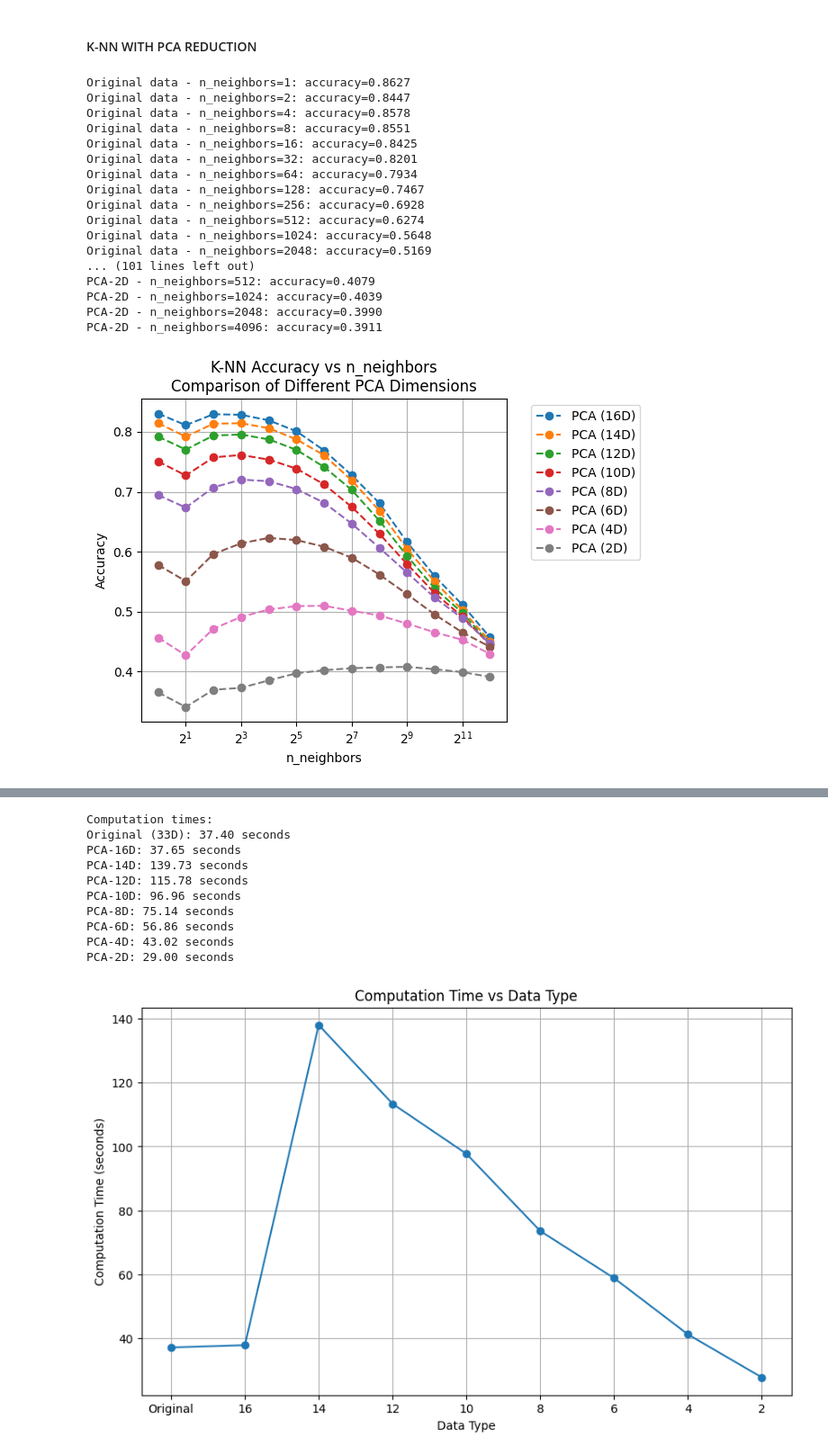
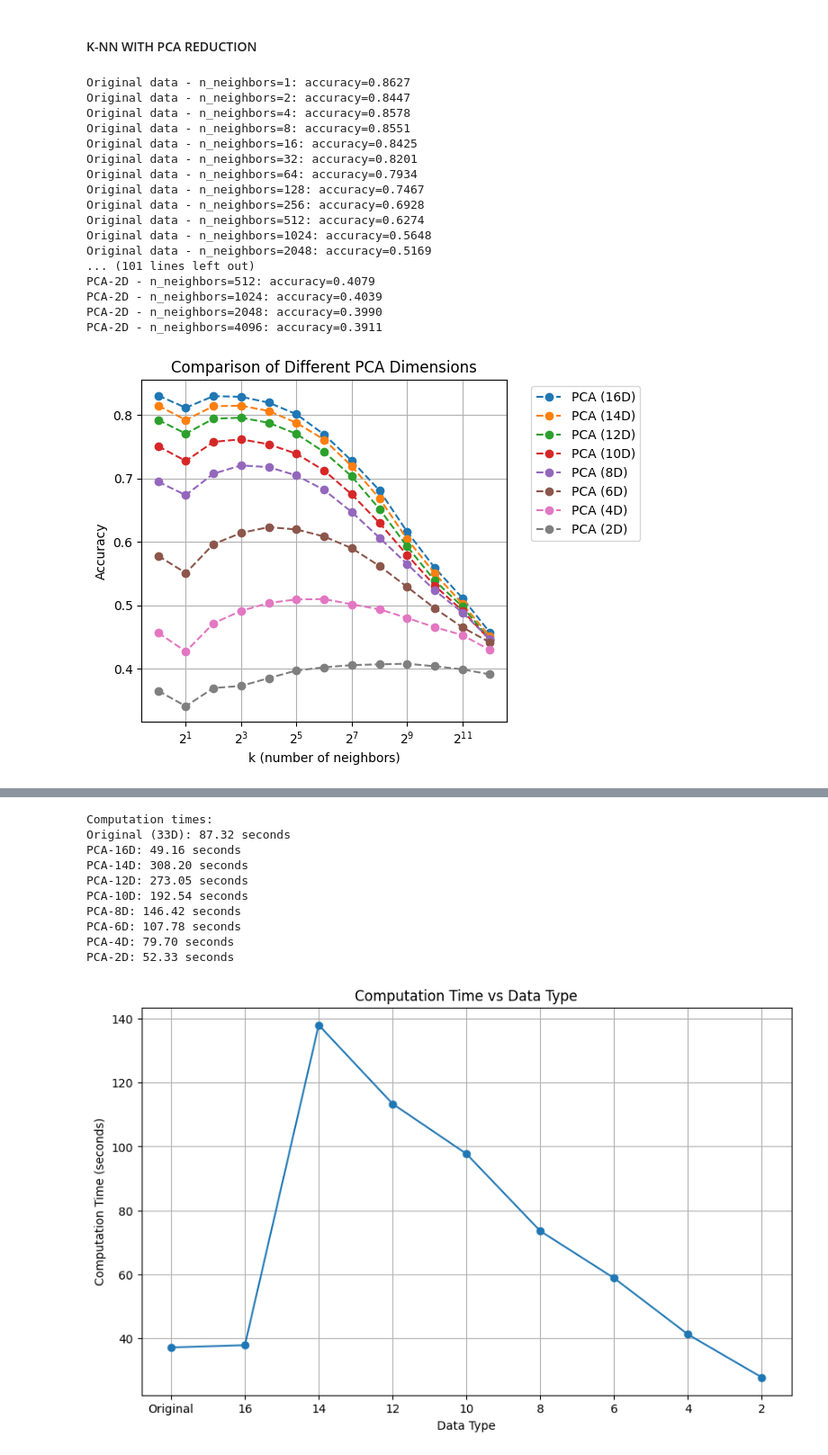
Before and after one commit to mrterminal-git/comp7703-project, a Jupyter notebook: project.ipynb, the cells around one changed output, grey strips where cells are left out. Shown at 90% size. Drawn from its saved outputs; the diff is of its cells as text; code cells hidden in the pictures.

Commit message:
add: progress on k-nn, ROC curve, Confusion matrix

```diff
--- a/project.ipynb
+++ b/project.ipynb
@@ -574,9 +638,9 @@ for n_components in pca_dimensions:
              marker='o', label=f'PCA ({n_components}D)', linestyle='--')
 
 plt.xscale('log', base=2)
-plt.xlabel('n_neighbors')
+plt.xlabel('k (number of neighbors)')
 plt.ylabel('Accuracy')
-plt.title(f'K-NN Accuracy vs n_neighbors\nComparison of Different PCA Dimensions')
+plt.title(f'Comparison of Different PCA Dimensions')
 plt.grid(True)
 plt.legend(bbox_to_anchor=(1.05, 1), loc='upper left')
 plt.tight_layout()
@@ -589,31 +653,31 @@ times = [computation_times[d] for d in sorted_dimensions]
 plt.plot(sorted_dimensions, times, marker='o')
 plt.xlabel('Number of Dimensions')
 plt.ylabel('Computation Time (seconds)')
 plt.title('Computation Time vs Dimensionality')
 plt.grid(True)
 plt.show()
 
 # Print computation times
 print("\nComputation times:")
 print(f"Original (33D): {computation_times[33]:.2f} seconds")
 for dim in pca_dimensions:
     print(f"PCA-{dim}D: {computation_times[dim]:.2f} seconds")
 # %% [output]
 Original data - n_neighbors=1: accuracy=0.8627
 Original data - n_neighbors=2: accuracy=0.8447
 Original data - n_neighbors=4: accuracy=0.8578
 Original data - n_neighbors=8: accuracy=0.8551
 Original data - n_neighbors=16: accuracy=0.8425
 Original data - n_neighbors=32: accuracy=0.8201
 Original data - n_neighbors=64: accuracy=0.7934
 Original data - n_neighbors=128: accuracy=0.7467
 Original data - n_neighbors=256: accuracy=0.6928
 Original data - n_neighbors=512: accuracy=0.6274
 Original data - n_neighbors=1024: accuracy=0.5648
 Original data - n_neighbors=2048: accuracy=0.5169
 ... (101 lines left out)
 PCA-2D - n_neighbors=512: accuracy=0.4079
 PCA-2D - n_neighbors=1024: accuracy=0.4039
 PCA-2D - n_neighbors=2048: accuracy=0.3990
 PCA-2D - n_neighbors=4096: accuracy=0.3911
-[figure, old version]
+[figure, new version]
@@ -621,13 +685,13 @@ PCA-2D - n_neighbors=4096: accuracy=0.3911
 Computation times:
-Original (33D): 37.40 seconds
-PCA-16D: 37.65 seconds
-PCA-14D: 139.73 seconds
-PCA-12D: 115.78 seconds
-PCA-10D: 96.96 seconds
-PCA-8D: 75.14 seconds
-PCA-6D: 56.86 seconds
-PCA-4D: 43.02 seconds
-PCA-2D: 29.00 seconds
+Original (33D): 87.32 seconds
+PCA-16D: 49.16 seconds
+PCA-14D: 308.20 seconds
+PCA-12D: 273.05 seconds
+PCA-10D: 192.54 seconds
+PCA-8D: 146.42 seconds
+PCA-6D: 107.78 seconds
+PCA-4D: 79.70 seconds
+PCA-2D: 52.33 seconds
 # %%
 # Measure time for original data
 start_time_original = time.time()
```
Also changed, not shown: parts of 10 cells of this notebook, 12 other files.
